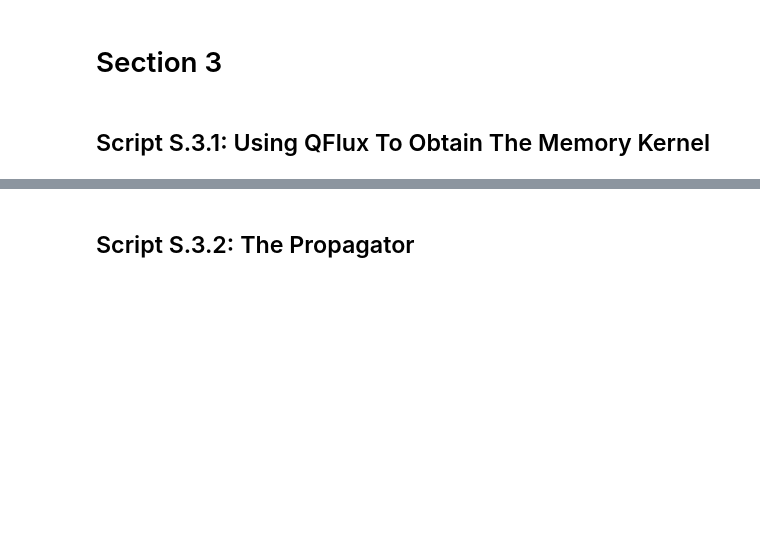
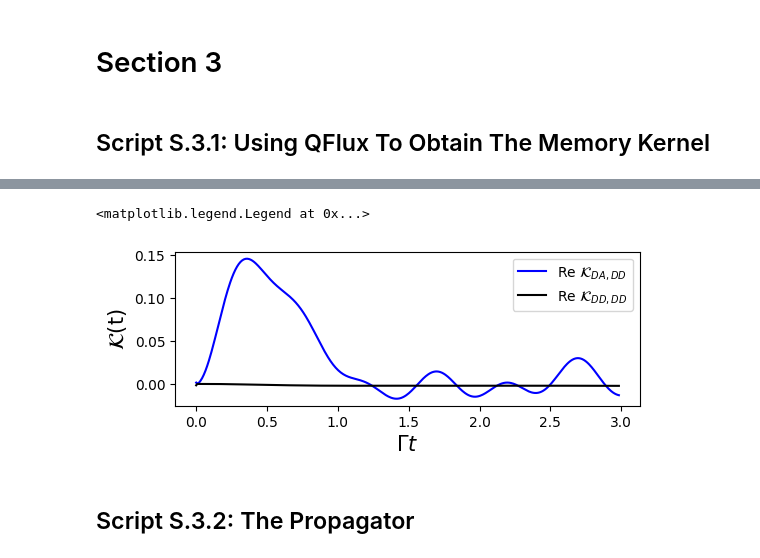
Before and after one commit to batistagroup/qflux, a Jupyter notebook: demos/manuscript/JCTC_VI.ipynb, the cells around one changed output, grey strips where cells are left out. Cells and saved outputs as stored; diff of their text form; code cells hidden in the pictures; blank space fills up the shorter version.

```diff
--- a/demos/manuscript/JCTC_VI.ipynb
+++ b/demos/manuscript/JCTC_VI.ipynb
@@ -156,30 +223,23 @@ _ = plt.legend(loc = 'upper right')
 # %% [markdown]
 ## Script S.3.1: Using QFlux To Obtain The Memory Kernel <a name="ScriptSpt3pt1"></a>
 # %%
-from qflux.GQME.dynamics_GQME import DynamicsGQME
-
-# Setup the Hamiltonian and initial state for Spin-Boson Model
-Hsys = pa.EPSILON*pa.Z + pa.GAMMA_DA*pa.X
-rho0 = np.zeros((pa.DOF_E,pa.DOF_E),dtype=np.complex128)
-rho0[0,0] = 1.0
-
-#Create the Spin-Boson model (SBM)
-SBM = DynamicsGQME(pa.DOF_E,Hsys,rho0)
-SBM.setup_timestep(pa.DT, pa.TIME_STEPS)
+#1. get the propagator for memory kernel calculation
 
 #The line below calculates all U elements with TT-TFD. The expected waiting time is 40 minutes on Google Colab.
 #To save time, the results are already pre-computed and saved, and Is_run_dynamics is therefore set as False.
 #The following code would still run normally. Please set Is_run_dynamics = True if one wishes to perform these calculations.
 if Is_run_dynamics:
-    print('==================now using tt-tfd to calculate propagator')
-    timeVec,Gt = SBM.cal_propagator_tttfd()
-    print('End of calculate propagator')
+  print('==================now using tt-tfd to calculate propagator')
+  timeVec,Gt = SBM.cal_propagator_tttfd()
+  print('End of calculate propagator')
 
-    #output the propagator
-    os.makedirs(data_path + "/GQME_Example/U_Output/")
-    wr.output_superoper_array(timeVec,Gt,data_path+"/GQME_Example/U_Output/U_")
+  #output the propagator
+  wr.output_superoper_array(timeVec,Gt,"qflux/data/GQME_Example/U_Output/U_")
 else:
-    timeVec,Gt = wr.read_superoper_array(pa.TIME_STEPS,data_path+"/GQME_Example/U_Output/U_")
-    SBM.setup_propagator(Gt)
+  timeVec,Gt = wr.read_superoper_array(pa.TIME_STEPS,"qflux/data/GQME_Example/U_Output/U_")
+  SBM.setup_propagator(Gt)
 
+#2. volterra scheme: calculating the Memory kernel and output to the file
 kernel = SBM.get_memory_kernel()
+#output the kernel
+wr.output_superoper_array(timeVec,kernel,"qflux/data/GQME_Example/K_Output/K_")
@@ -186,3 +264,14 @@ kernel = SBM.get_memory_kernel()
+# %%
+#plot the kernel without the last two boundary points that have numerical errors
+plt.figure(figsize=(6,2))
+plt.plot(timeVec[:-2], kernel[:-2,1,0].real,'b-', label=r'Re $\mathcal{K}_{DA,DD}$')
+plt.plot(timeVec[:-2], kernel[:-2,0,0].real,'k-', label=r'Re $\mathcal{K}_{DD,DD}$')
+plt.xlabel(r'$\Gamma t$',fontsize=15)
+plt.ylabel(r'$\mathcal{K}$(t)',fontsize=15)
+plt.legend(loc = 'upper right')
+# %% [output]
+<matplotlib.legend.Legend at 0x...>
+[figure, added]
 # %% [markdown]
 ## Script S.3.2: The Propagator <a name="ScriptSpt3pt2"></a>
 # %%
```
Also changed, not shown: parts of 31 cells of this notebook.
